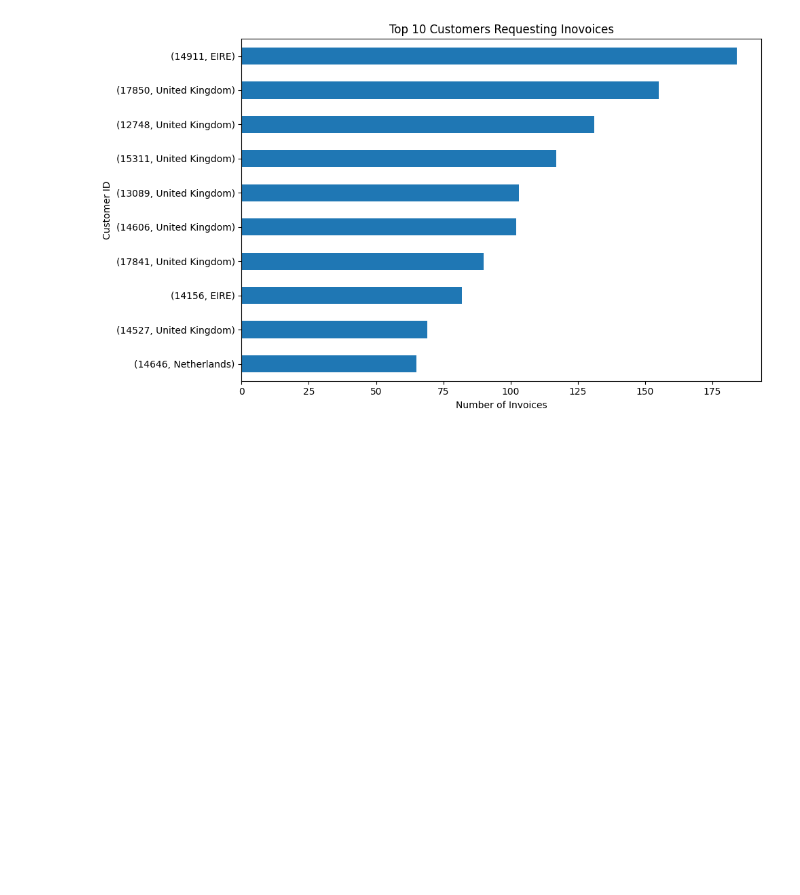
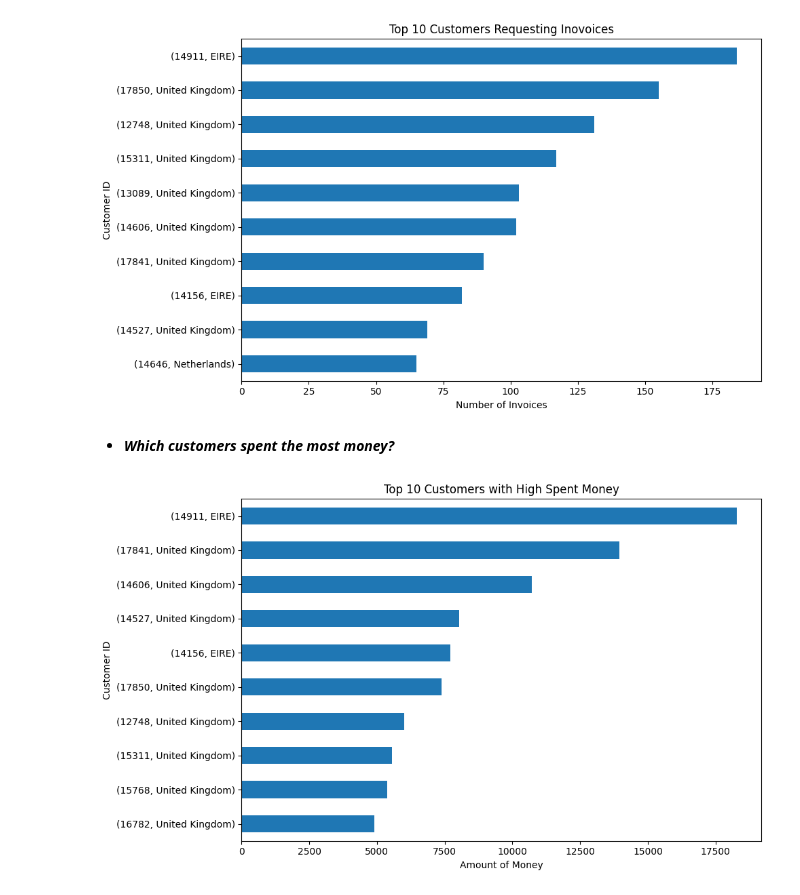
Before and after one commit to alaalmy-ahmed/Online-Retail-II, a Jupyter notebook: EDA.ipynb, the cells around one changed output. Cells and saved outputs as stored; diff of their text form; code cells hidden in the pictures; blank space fills up the shorter version.

```diff
--- a/EDA.ipynb
+++ b/EDA.ipynb
@@ -269,3 +268,28 @@ plt.savefig("figs/Which customers placed the most and fewest orders.png", format
 plt.show()
 # %% [output]
 [figure]
+# %% [markdown]
+- ***Which customers spent the most money?***
+# %%
+data_plot = df.groupby(["Customer ID", "Country"])["Price"].sum()
+
+# Sort the data in descending order and select the top 10 customers
+top_10_customers = data_plot.sort_values(ascending=False).head(10)
+
+# Plotting the top 10 customers
+fig, ax = plt.subplots(figsize=(10, 6))
+top_10_customers.plot(kind="barh", ax=ax)
+
+ax.set_xlabel("Amount of Money")
+ax.set_ylabel("Customer ID")
+ax.set_title("Top 10 Customers with High Spent Money")
+
+# Invert the y-axis to show the highest count at the top
+ax.invert_yaxis()
+
+plt.tight_layout()
+
+plt.savefig("figs/Which customers spent the most money.png", format="png")
+plt.show()
+# %% [output]
+[figure, added]
```
Also changed, not shown: parts of 12 cells of this notebook, 7 other files.
